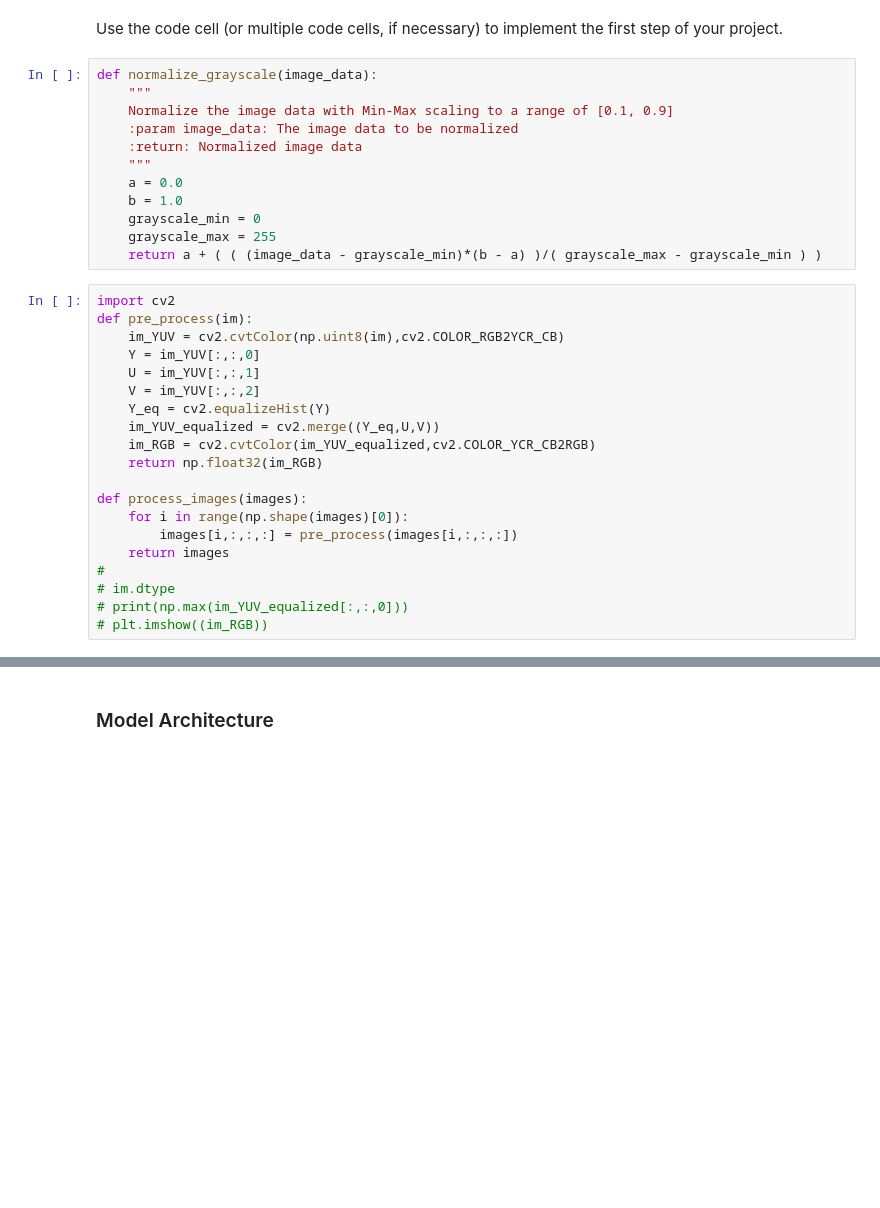
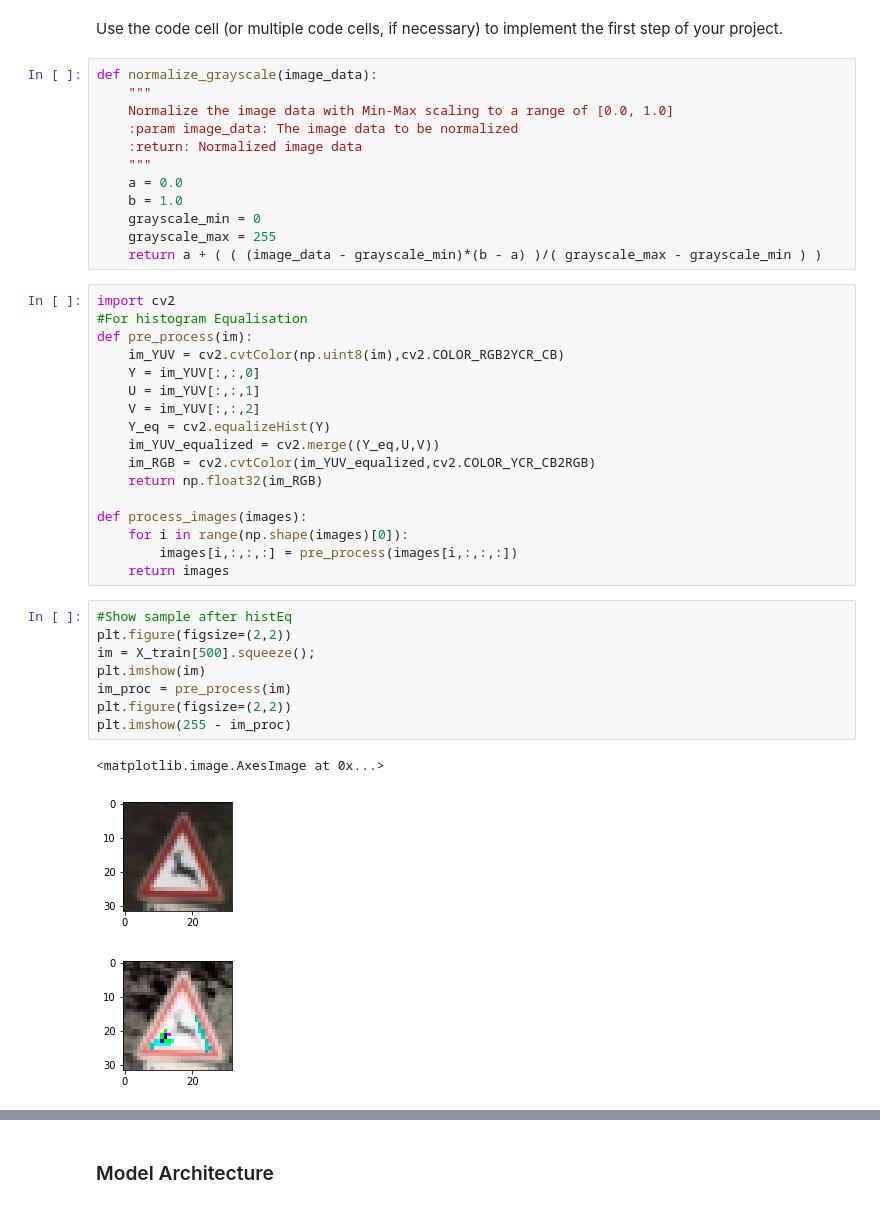
Before and after one commit to arkhalid/CarND-Traffic-Sign-Classifier-Project, a Jupyter notebook: Traffic_Sign_Classifier.ipynb, the cells around one changed output, grey strips where cells are left out. Saved outputs shown, nothing was run; the diff lists cells and outputs as text; blank space fills up the shorter version.

```diff
--- a/Traffic_Sign_Classifier.ipynb
+++ b/Traffic_Sign_Classifier.ipynb
@@ -150,7 +160,7 @@ Use the code cell (or multiple code cells, if necessary) to implement the first
 # %%
 def normalize_grayscale(image_data):
     """
-    Normalize the image data with Min-Max scaling to a range of [0.1, 0.9]
+    Normalize the image data with Min-Max scaling to a range of [0.0, 1.0]
     :param image_data: The image data to be normalized
     :return: Normalized image data
     """
@@ -161,6 +171,7 @@ def normalize_grayscale(image_data):
     return a + ( ( (image_data - grayscale_min)*(b - a) )/( grayscale_max - grayscale_min ) )
 # %%
 import cv2
+#For histogram Equalisation
 def pre_process(im):
     im_YUV = cv2.cvtColor(np.uint8(im),cv2.COLOR_RGB2YCR_CB)
     Y = im_YUV[:,:,0]
@@ -175,10 +186,18 @@ def process_images(images):
     for i in range(np.shape(images)[0]):
         images[i,:,:,:] = pre_process(images[i,:,:,:])
     return images
-#
-# im.dtype
-# print(np.max(im_YUV_equalized[:,:,0]))
-# plt.imshow((im_RGB))
+# %%
+#Show sample after histEq
+plt.figure(figsize=(2,2))
+im = X_train[500].squeeze();
+plt.imshow(im)
+im_proc = pre_process(im)
+plt.figure(figsize=(2,2))
+plt.imshow(255 - im_proc)
+# %% [output]
+<matplotlib.image.AxesImage at 0x...>
+[figure, added]
+[figure, added]
 # %%
 ### Preprocess the data here. Preprocessing steps could include normalization, converting to grayscale, etc.
 ### Feel free to use as many code cells as needed.
```
Also changed, not shown: parts of 10 cells of this notebook, 5 other files.
